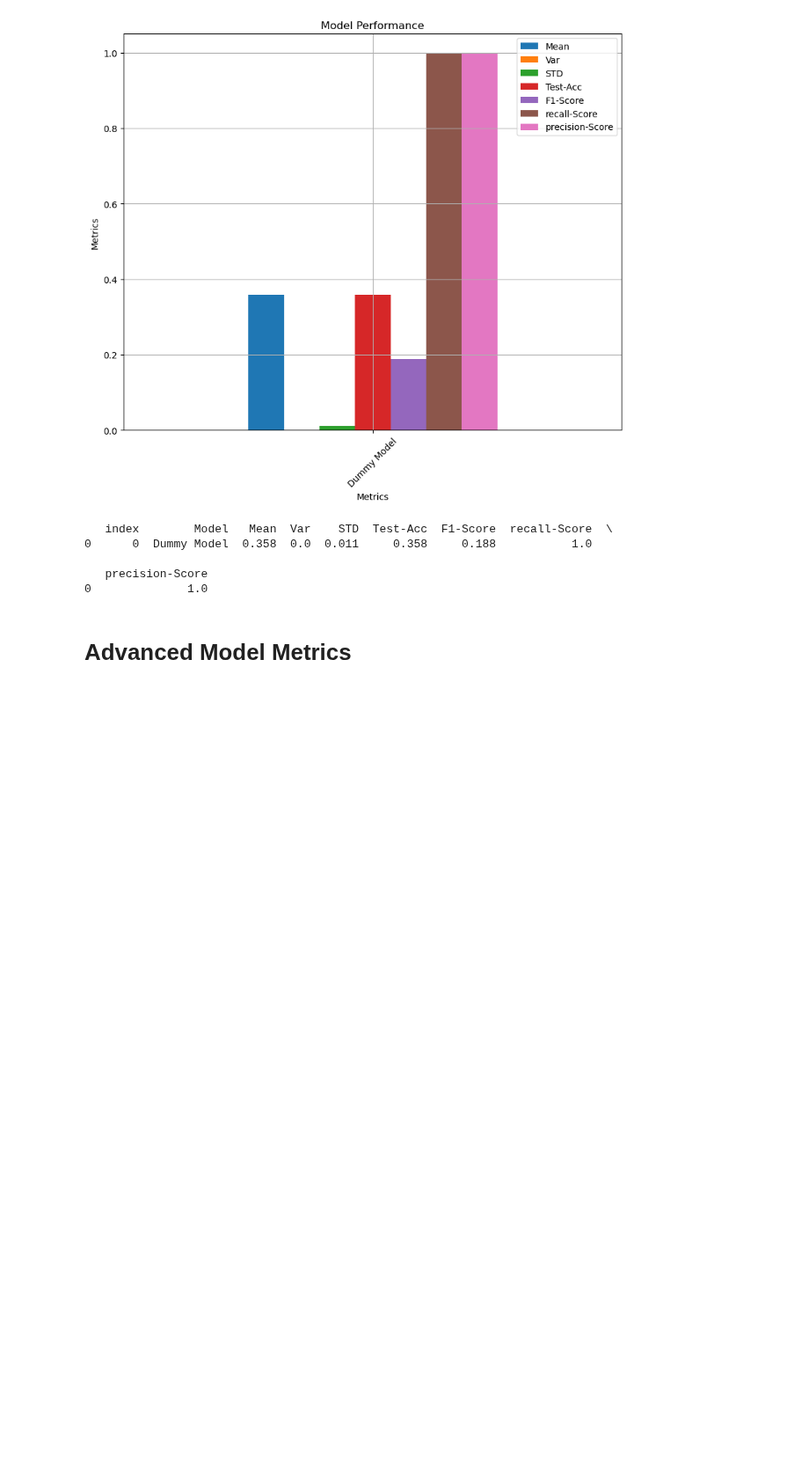
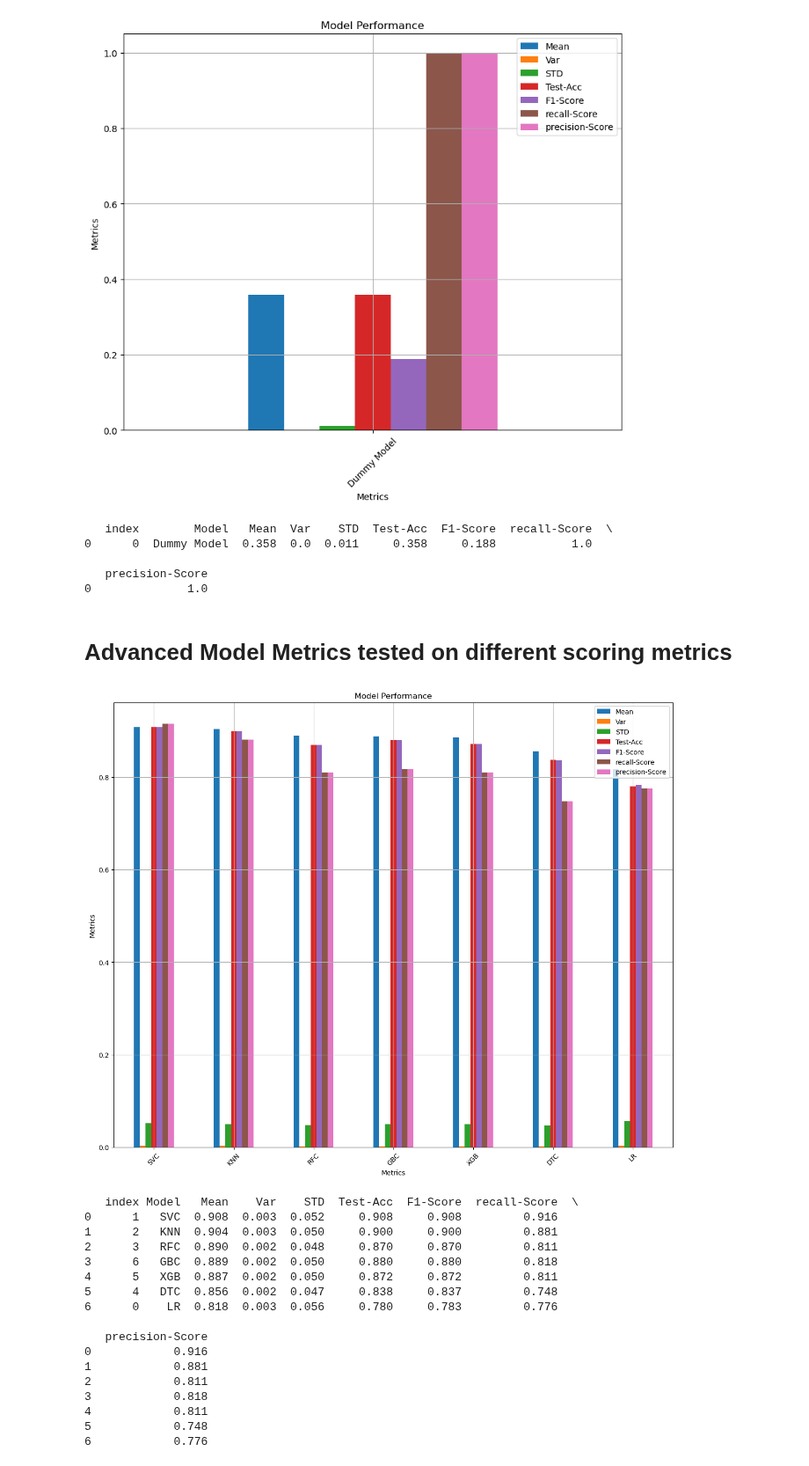
Before and after one commit to MaukanMir/-Social-Network-Ads-Classifier, a Jupyter notebook: training.ipynb, the cells around one changed output. Shown at 88% size. Saved outputs shown, nothing was run; the diff lists cells and outputs as text; code cells hidden in the pictures; blank space fills up the shorter version.

Commit message:
added new model performance metrics

```diff
--- a/training.ipynb
+++ b/training.ipynb
@@ -46,7 +46,7 @@ def check_class_imbalance(target):
 
 def plot_model_performance(df, y, axis):
 
-  fig, ax = plt.subplots(figsize=(10,8))
+  fig, ax = plt.subplots(figsize=(15,12))
   df.plot.bar(x="Model", y=y, ax=ax)
   ax.set_xlabel("Metrics")
   ax.set_ylabel(axis)
@@ -130,7 +130,7 @@ def test_selected_models(model_names, models, preprocessor, X, y, scoring_metric
 
   for model, model_name in zip(models, model_names):
     pipeline = create_sklearn_pipeline(preprocessor, model_name, model)
-    scores = evaluate_model(X, y, model, scoring_metric)
+    scores = evaluate_model(X, y, pipeline, scoring_metric)
 
     metric_tracker.append({
       "Model": model_name,
@@ -248,7 +248,7 @@ precision_metric = make_scorer(precision_score, greater_is_better=True)
 # %% [markdown]
 # Separate Numric and Categorical features
 # %%
-numeric_features, categorical_features = df.select_dtypes(include="int64"), df.select_dtypes(include="object")
+numeric_features, categorical_features = df.select_dtypes(include="int64").drop("Purchased", axis=1), df.select_dtypes(include="object")
 # %% [markdown]
 # Create Our Preprocessor Object
 # %%
@@ -282,4 +282,27 @@ test_selected_models(["Dummy Model"], [model], preprocessor, X, y, precision_met
    precision-Score
 0              1.0
 # %% [markdown]
-# Advanced Model Metrics
+# Advanced Model Metrics tested on different scoring metrics
+# %%
+model_names = ["LR", "SVC", "KNN", "RFC", "DTC", "XGB", "GBC"]
+models = grab_selected_models(model_names)
+test_selected_models(model_names, models, preprocessor, X, y, acc_metric)
+# %% [output]
+[figure, added]
+   index Model   Mean    Var    STD  Test-Acc  F1-Score  recall-Score  \
+0      1   SVC  0.908  0.003  0.052     0.908     0.908         0.916
+1      2   KNN  0.904  0.003  0.050     0.900     0.900         0.881
+2      3   RFC  0.890  0.002  0.048     0.870     0.870         0.811
+3      6   GBC  0.889  0.002  0.050     0.880     0.880         0.818
+4      5   XGB  0.887  0.002  0.050     0.872     0.872         0.811
+5      4   DTC  0.856  0.002  0.047     0.838     0.837         0.748
+6      0    LR  0.818  0.003  0.056     0.780     0.783         0.776
+
+   precision-Score
+0            0.916
+1            0.881
+2            0.811
+3            0.818
+4            0.811
+5            0.748
+6            0.776
```
Also changed, not shown: parts of 3 cells of this notebook.
